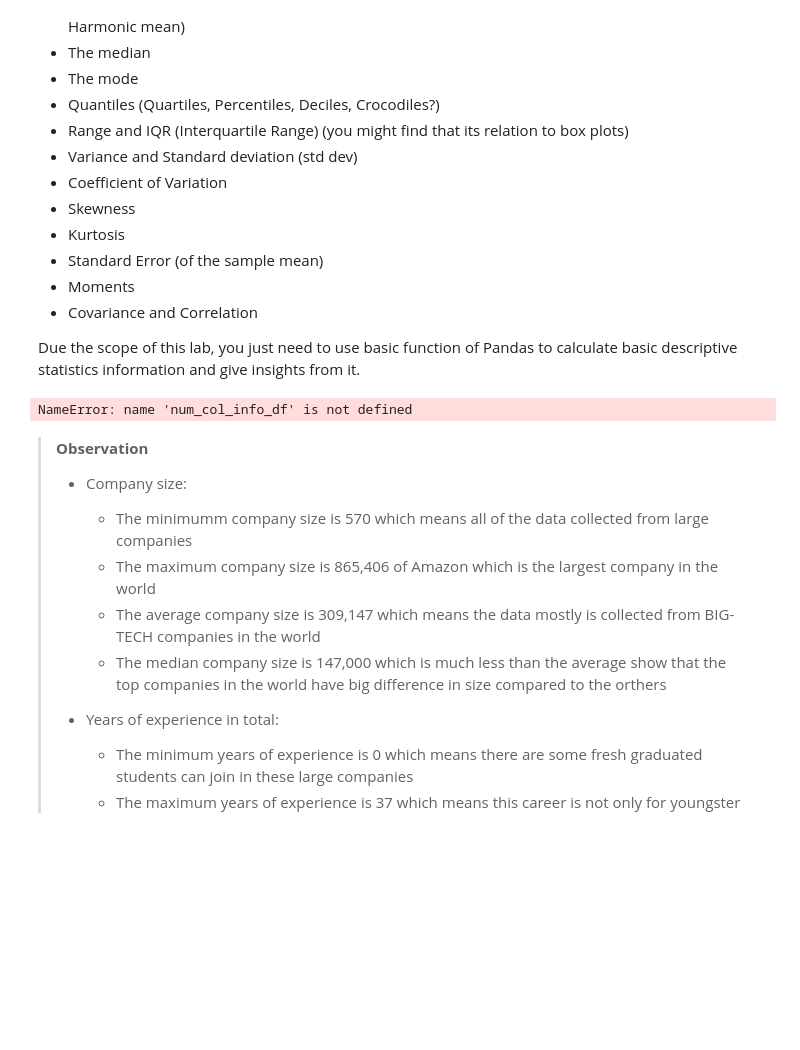
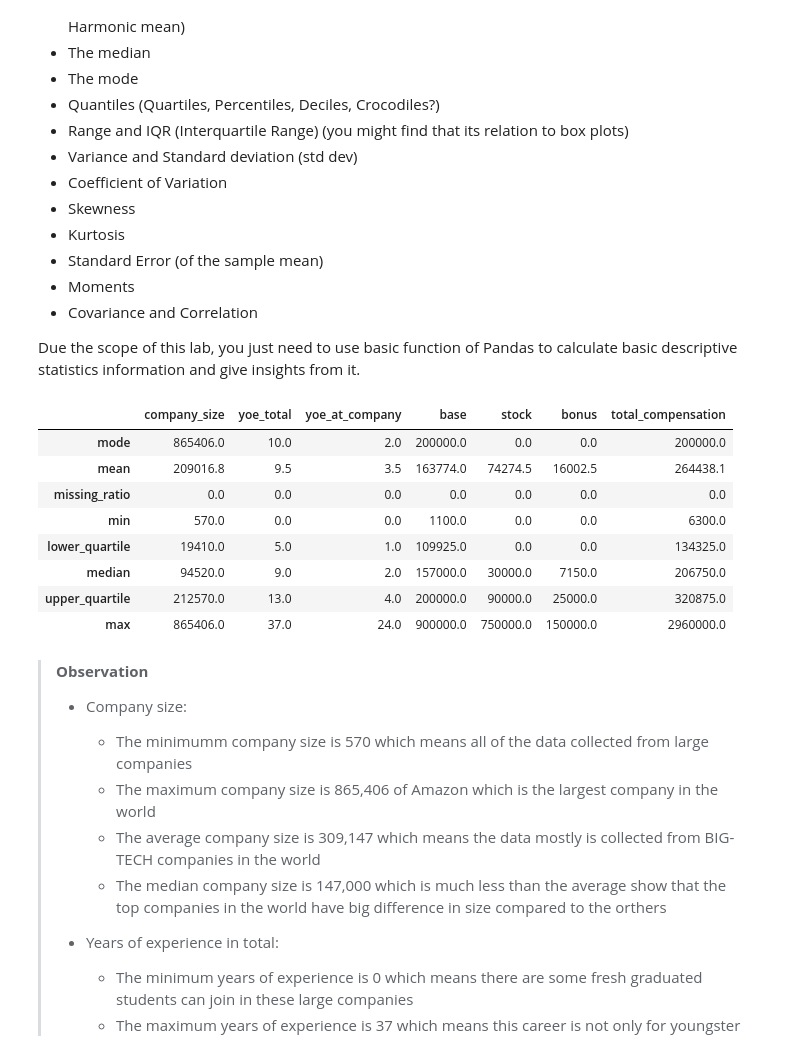
Before and after one commit to Namiscrea7or/SWE-Salary, a Jupyter notebook: notebooks/3-exploration.ipynb, the cells around one changed output. Cells and saved outputs as stored; diff of their text form; code cells hidden in the pictures; blank space fills up the shorter version.

```diff
--- a/notebooks/3-exploration.ipynb
+++ b/notebooks/3-exploration.ipynb
@@ -94,26 +94,35 @@ Due the scope of this lab, you just need to use basic function of Pandas to calc
 # %%
 def mean(df):
     return (df.mean()).round(1)
 
 def missing_ratio(s):
     return (s.isna().mean() * 100).round(1)
 
 def median(df):
     return (df.quantile(0.5)).round(1)
 
 def lower_quartile(df):
     return (df.quantile(0.25)).round(1)
 
 def upper_quartile(df):
     return (df.quantile(0.75)).round(1)
 
 def mode(df):
     return df.mode().iloc[0]
 
+num_col_info_df = cleaned_data.select_dtypes(include=np.number)
 num_col_info_df = num_col_info_df.agg([mode, mean, missing_ratio, "min", lower_quartile, median, upper_quartile, "max"])
 num_col_info_df
 # %% [output]
-NameError: name 'num_col_info_df' is not defined
+|  | company_size | yoe_total | yoe_at_company | base | stock | bonus | total_compensation |
+| mode | 865406.0 | 10.0 | 2.0 | 200000.0 | 0.0 | 0.0 | 200000.0 |
+| mean | 209016.8 | 9.5 | 3.5 | 163774.0 | 74274.5 | 16002.5 | 264438.1 |
+| missing_ratio | 0.0 | 0.0 | 0.0 | 0.0 | 0.0 | 0.0 | 0.0 |
+| min | 570.0 | 0.0 | 0.0 | 1100.0 | 0.0 | 0.0 | 6300.0 |
+| lower_quartile | 19410.0 | 5.0 | 1.0 | 109925.0 | 0.0 | 0.0 | 134325.0 |
+| median | 94520.0 | 9.0 | 2.0 | 157000.0 | 30000.0 | 7150.0 | 206750.0 |
+| upper_quartile | 212570.0 | 13.0 | 4.0 | 200000.0 | 90000.0 | 25000.0 | 320875.0 |
+| max | 865406.0 | 37.0 | 24.0 | 900000.0 | 750000.0 | 150000.0 | 2960000.0 |
 # %% [markdown]
 > **Observation**
 > - Company size:
```
Also changed, not shown: parts of 2 cells of this notebook, 4 other files.
